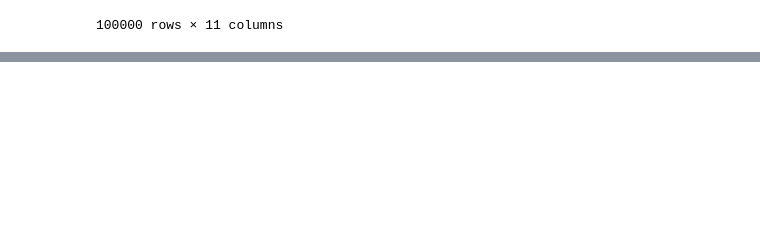
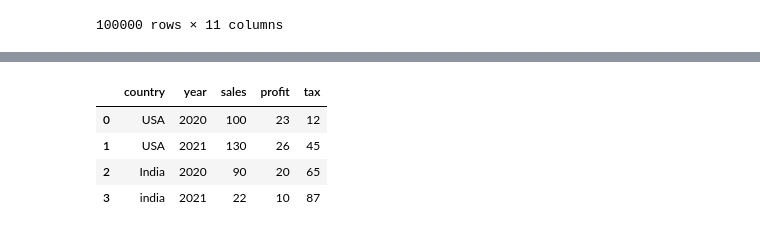
Before and after one commit to yenare-vaibhavi-30/ai-ml-learning-journey, a Jupyter notebook: Panda/panda.ipynb, the cells around one changed output, grey strips where cells are left out. Cells and saved outputs as stored; diff of their text form; code cells hidden in the pictures; blank space fills up the shorter version.

```diff
--- a/Panda/panda.ipynb
+++ b/Panda/panda.ipynb
@@ -293,0 +402,23 @@ df2["Department"] = df2["Department"].replace("Science", "Math")
+# %%
+# Melt and Pivot
+
+df = pd.DataFrame({
+    "country": ["USA","USA","India","india"],
+    "year" : [2020, 2021, 2020, 2021],
+    "sales" : [100, 130, 90, 22],
+    "profit":[23,26,20,10],
+    "tax": [12,45,65,87]
+})
+
+melted_df = df.melt(
+    id_vars = ["country","year"],
+    value_vars = ["sales", "profit"],
+    var_name = "metrics",
+    value_name = "value"
+)
+
+melted_df.pivot(
+    index = ["country","year"],
+    columns = "metrics",
+    values = "value"
+)
@@ -293,0 +432,8 @@ df2["Department"] = df2["Department"].replace("Science", "Math")
+# %%
+df
+# %% [output]
+|  | country | year | sales | profit | tax |
+| 0 | USA | 2020 | 100 | 23 | 12 |
+| 1 | USA | 2021 | 130 | 26 | 45 |
+| 2 | India | 2020 | 90 | 20 | 65 |
+| 3 | india | 2021 | 22 | 10 | 87 |
```
Also changed, not shown: parts of 13 cells of this notebook, 2 other files.
